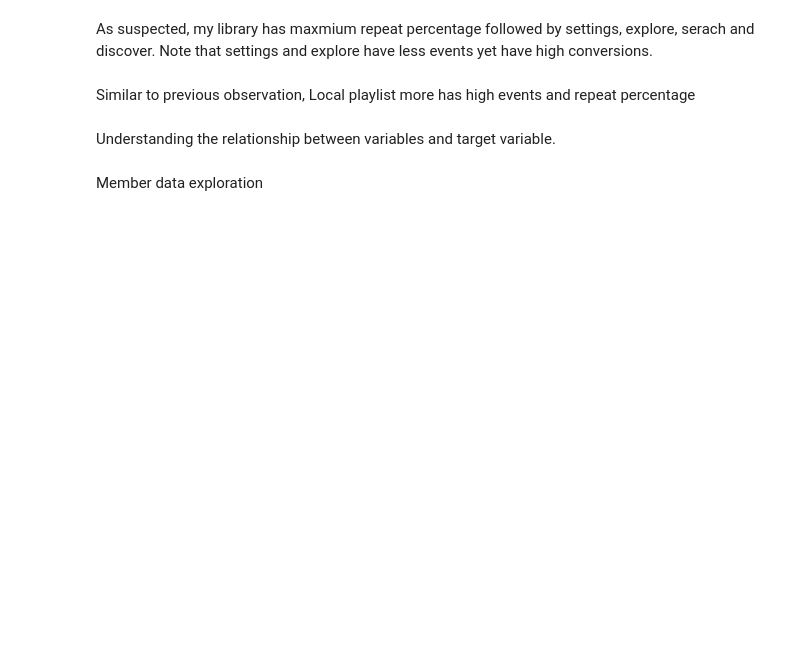
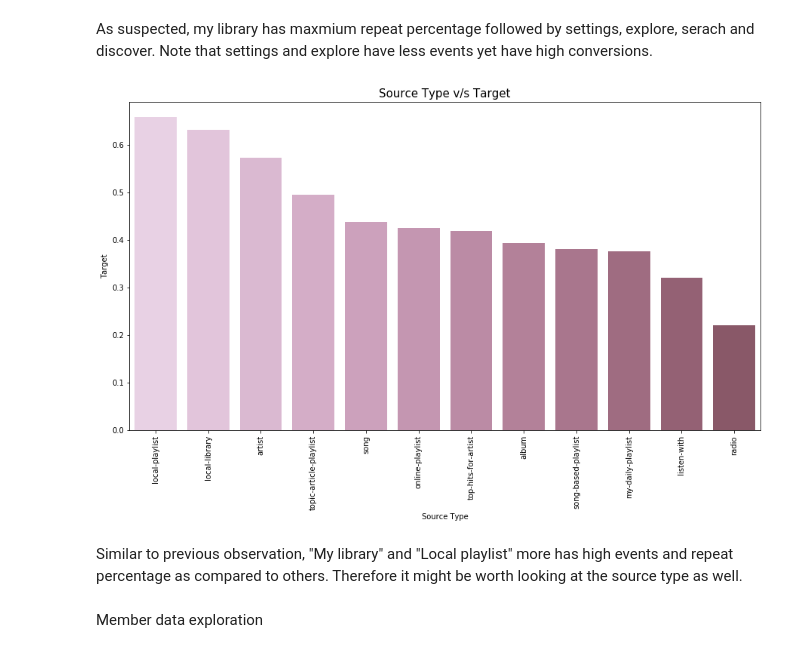
Before and after one commit to msdakot/Musify, a Jupyter notebook: EDA.ipynb, the cells around one changed output. Drawn from its saved outputs; the diff is of its cells as text; code cells hidden in the pictures; blank space fills up the shorter version.

```diff
--- a/EDA.ipynb
+++ b/EDA.ipynb
@@ -169,17 +184,12 @@ plt.show()
 # %% [markdown]
 
 As suspected, my library has maxmium repeat percentage followed by settings, explore, serach and discover. Note that settings and explore have less events yet have high conversions.
-# %%
-Name = train.groupby(['source_screen_name']).mean(
-).sort_values(by='target', ascending=False)
-Name.reset_index(level=0, inplace=True)
-Name.columns = ['Source Screen Name', 'Target']
-# print(Name)
-plt.rcParams["axes.labelsize"] = 15
-ax = sns.catplot(x='Source Screen Name', y='Target', kind='bar', palette="ch:12,-.2,dark=.4",
-                 data=Name, height=6, aspect=1.5)
-ax.fig.suptitle('Source Screen Name v/s Target', fontsize=15)
-for ax in ax.axes.flat:
-    plt.setp(ax.get_xticklabels(), rotation=90)
+# %%
+source_type = train.groupby(['source_type']).mean().sort_values(by='target', ascending=False).reset_index(level=0)
+source_type.columns = ['Source Type', 'Target']
+
+sns_bar(source_type,'Source Type', 'Target','Source Type v/s Target',col_pals[3],axis_rot=1)
+# %% [output]
+[figure, added]
 # %% [markdown]
-Similar to previous observation, Local playlist more has high events and repeat percentage
+Similar to previous observation, "My library" and "Local playlist" more has high events and repeat percentage as compared to others. Therefore it might be worth looking at the source type as well.
@@ -216,2 +195,0 @@ plt.show()
-# %% [markdown]
-Understanding the relationship between variables and target variable.
```
Also changed, not shown: parts of 67 cells of this notebook.
